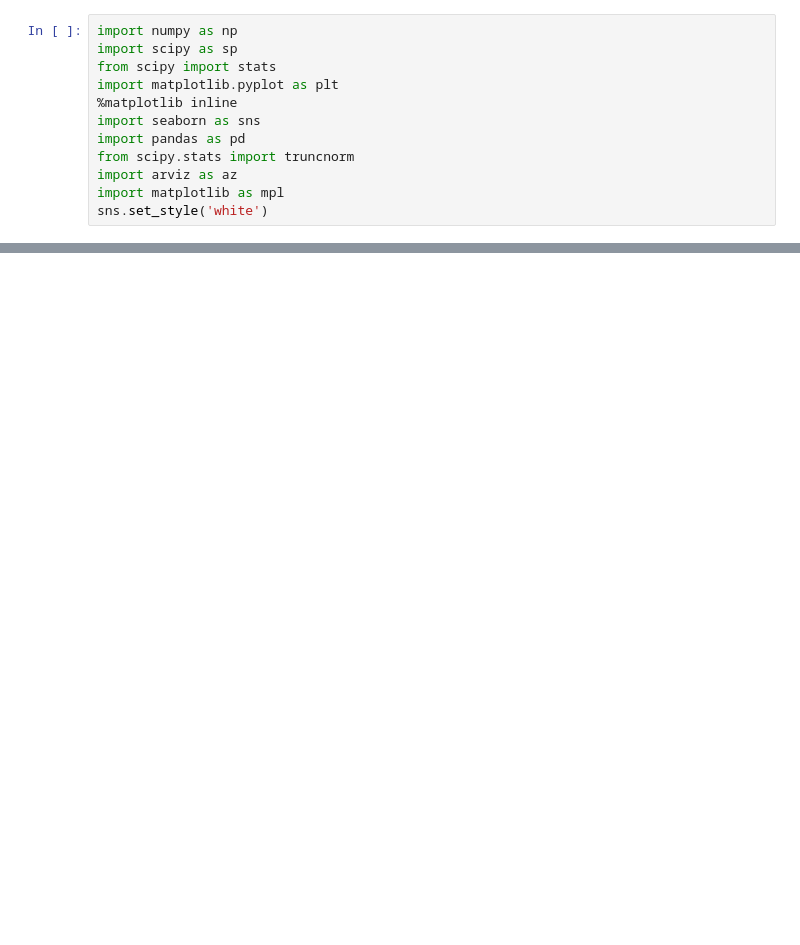
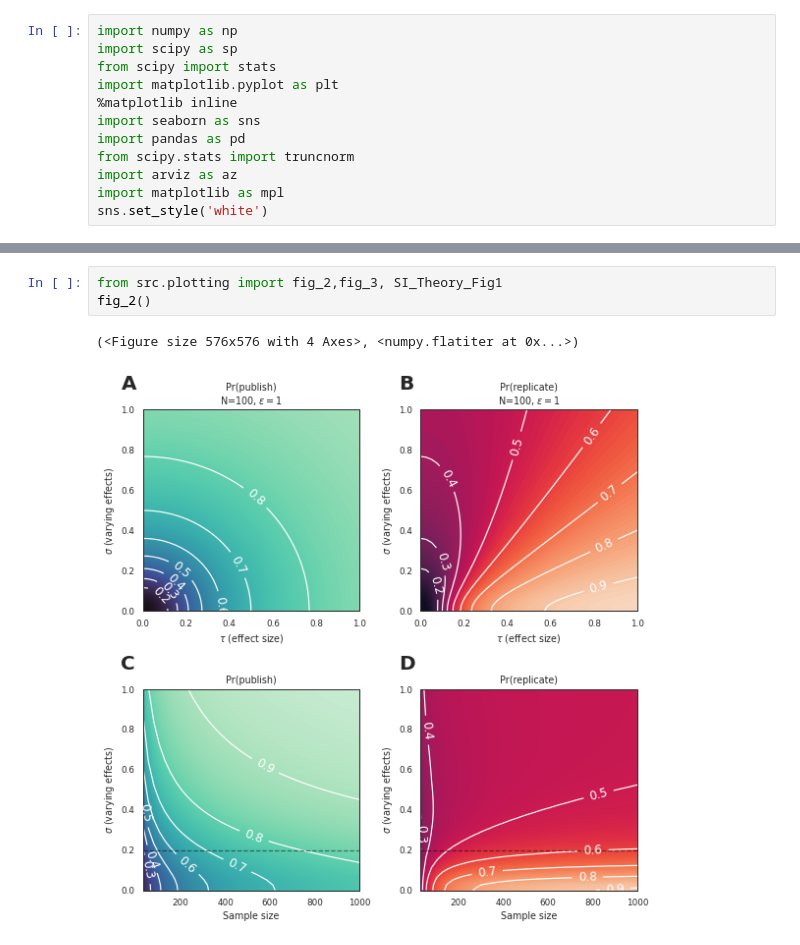
Before and after one commit to josephbb/ReplicationSurveys, a Jupyter notebook: Theory.ipynb, the cells around one changed output, grey strips where cells are left out. Drawn from its saved outputs; the diff is of its cells as text; blank space fills up the shorter version.

```diff
--- a/Theory.ipynb
+++ b/Theory.ipynb
@@ -97,0 +34,6 @@ Z2 = type_s_vec(X, Y,1,N,.05)
+# %%
+from src.plotting import fig_2,fig_3, SI_Theory_Fig1
+fig_2()
+# %% [output]
+(<Figure size 576x576 with 4 Axes>, <numpy.flatiter at 0x...>)
+[figure, added]
```
Also changed, not shown: parts of 26 cells of this notebook, 4 other files.
